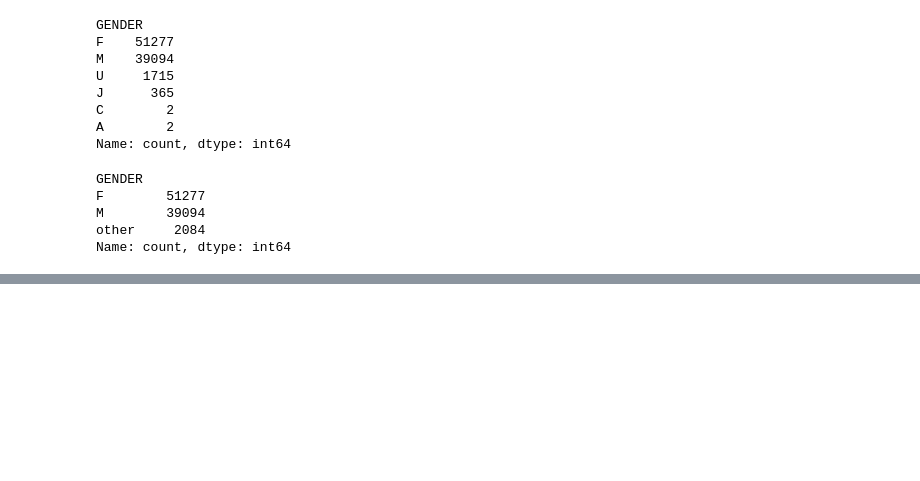
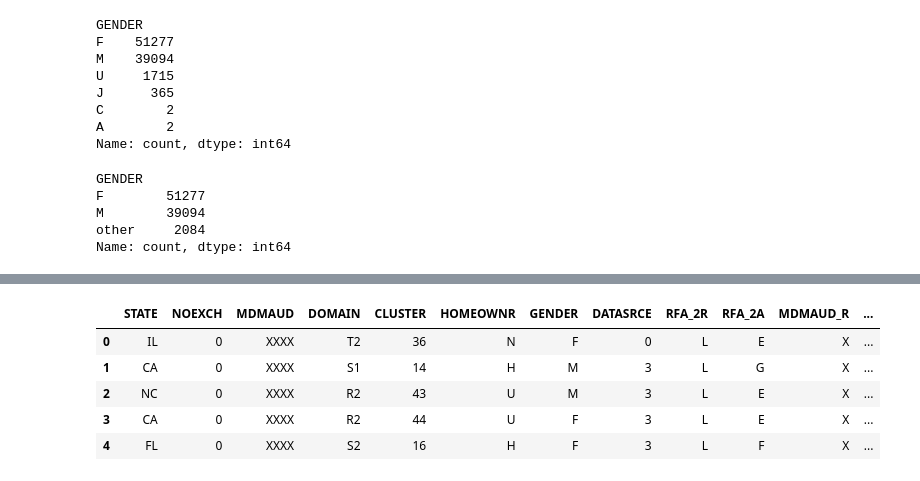
Before and after one commit to MawadaKa/lab-revisiting-machine-learning, a Jupyter notebook: lab-revisiting-machine-learning.ipynb, the cells around one changed output, grey strips where cells are left out. Cells and saved outputs as stored; diff of their text form; code cells hidden in the pictures; blank space fills up the shorter version.

```diff
--- a/lab-revisiting-machine-learning.ipynb
+++ b/lab-revisiting-machine-learning.ipynb
@@ -272,0 +305,15 @@ Name: count, dtype: int64
+# %%
+categorical['HOMEOWNR'].value_counts(dropna=False)
+categorical['HOMEOWNR'] = categorical['HOMEOWNR'].fillna('N')
+# %%
+categorical['DATASRCE'].value_counts(dropna=False)
+categorical['DATASRCE'] = categorical['DATASRCE'].fillna('0')
+# %%
+#I'm dropping these columns as I don't think they're useful
+for col_name in categorical.columns:
+    if "RFA" in col_name:
+        drop_list.append(col_name)
+# %%
+drop_list.remove('RFA_2R')
+drop_list.remove('RFA_2A')
+drop_list
@@ -272,0 +336,10 @@ Name: count, dtype: int64
+# %%
+categorical = categorical.drop(columns=drop_list)
+categorical.head()
+# %% [output]
+|  | STATE | NOEXCH | MDMAUD | DOMAIN | CLUSTER | HOMEOWNR | GENDER | DATASRCE | RFA_2R | RFA_2A | MDMAUD_R | ... |
+| 0 | IL | 0 | XXXX | T2 | 36 | N | F | 0 | L | E | X | ... |
+| 1 | CA | 0 | XXXX | S1 | 14 | H | M | 3 | L | G | X | ... |
+| 2 | NC | 0 | XXXX | R2 | 43 | U | M | 3 | L | E | X | ... |
+| 3 | CA | 0 | XXXX | R2 | 44 | U | F | 3 | L | E | X | ... |
+| 4 | FL | 0 | XXXX | S2 | 16 | H | F | 3 | L | F | X | ... |
```
Also changed, not shown: parts of 23 cells of this notebook.
